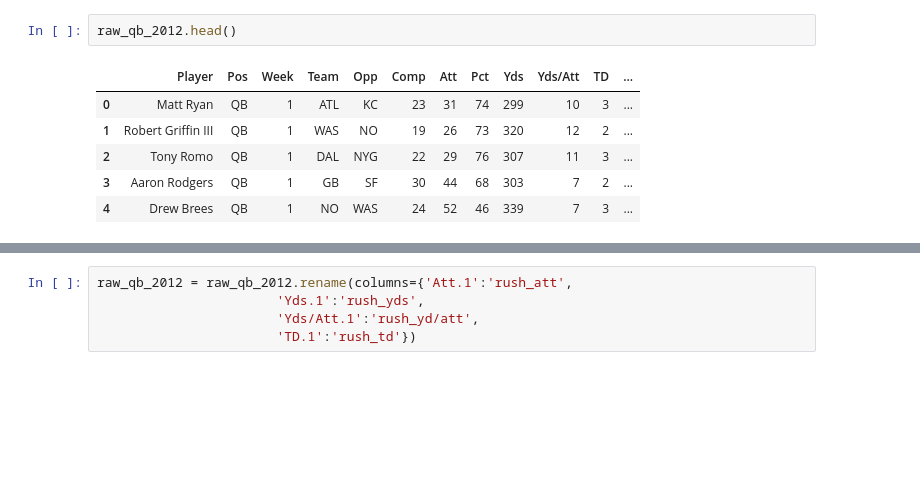
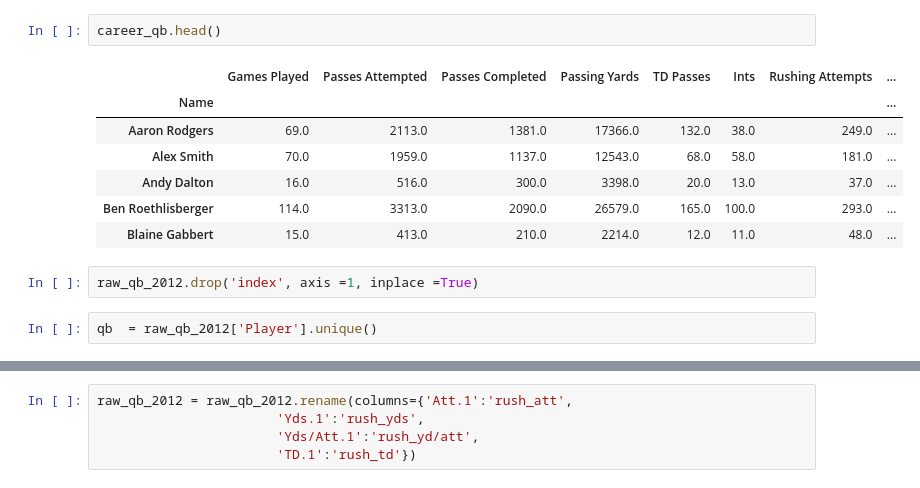
Before and after one commit to bobbdyai73/draftkings, a Jupyter notebook: qb_career_training_df.ipynb, the cells around one changed output, grey strips where cells are left out. Drawn from its saved outputs; the diff is of its cells as text; blank space fills up the shorter version.

Commit message:
Added career values for qbs

```diff
--- a/qb_career_training_df.ipynb
+++ b/qb_career_training_df.ipynb
@@ -15,9 +120,14 @@ raw_qb_2012.shape
 # %%
-raw_qb_2012.head()
+career_qb.head()
 # %% [output]
-|  | Player | Pos | Week | Team | Opp | Comp | Att | Pct | Yds | Yds/Att | TD | ... |
-| 0 | Matt Ryan | QB | 1 | ATL | KC | 23 | 31 | 74 | 299 | 10 | 3 | ... |
-| 1 | Robert Griffin III | QB | 1 | WAS | NO | 19 | 26 | 73 | 320 | 12 | 2 | ... |
-| 2 | Tony Romo | QB | 1 | DAL | NYG | 22 | 29 | 76 | 307 | 11 | 3 | ... |
-| 3 | Aaron Rodgers | QB | 1 | GB | SF | 30 | 44 | 68 | 303 | 7 | 2 | ... |
-| 4 | Drew Brees | QB | 1 | NO | WAS | 24 | 52 | 46 | 339 | 7 | 3 | ... |
+|  | Games Played | Passes Attempted | Passes Completed | Passing Yards | TD Passes | Ints | Rushing Attempts | ... |
+| Name |  |  |  |  |  |  |  | ... |
+| Aaron Rodgers | 69.0 | 2113.0 | 1381.0 | 17366.0 | 132.0 | 38.0 | 249.0 | ... |
+| Alex Smith | 70.0 | 1959.0 | 1137.0 | 12543.0 | 68.0 | 58.0 | 181.0 | ... |
+| Andy Dalton | 16.0 | 516.0 | 300.0 | 3398.0 | 20.0 | 13.0 | 37.0 | ... |
+| Ben Roethlisberger | 114.0 | 3313.0 | 2090.0 | 26579.0 | 165.0 | 100.0 | 293.0 | ... |
+| Blaine Gabbert | 15.0 | 413.0 | 210.0 | 2214.0 | 12.0 | 11.0 | 48.0 | ... |
+# %%
+raw_qb_2012.drop('index', axis =1, inplace =True)
+# %%
+qb  = raw_qb_2012['Player'].unique()
```
Also changed, not shown: parts of 34 cells of this notebook, 3 other files.
